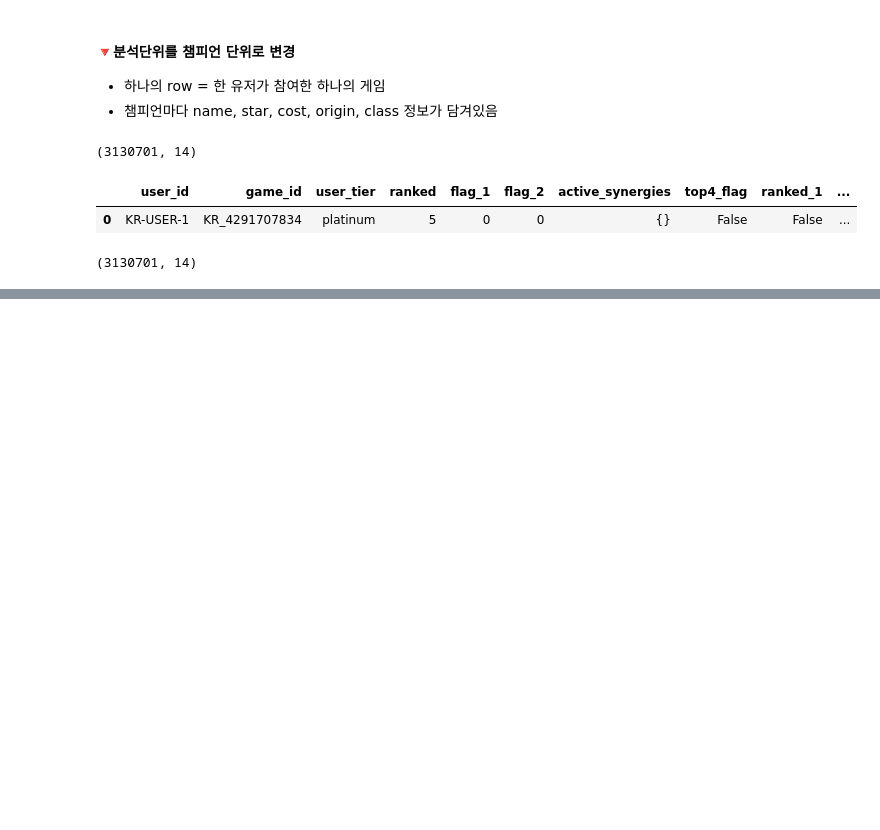
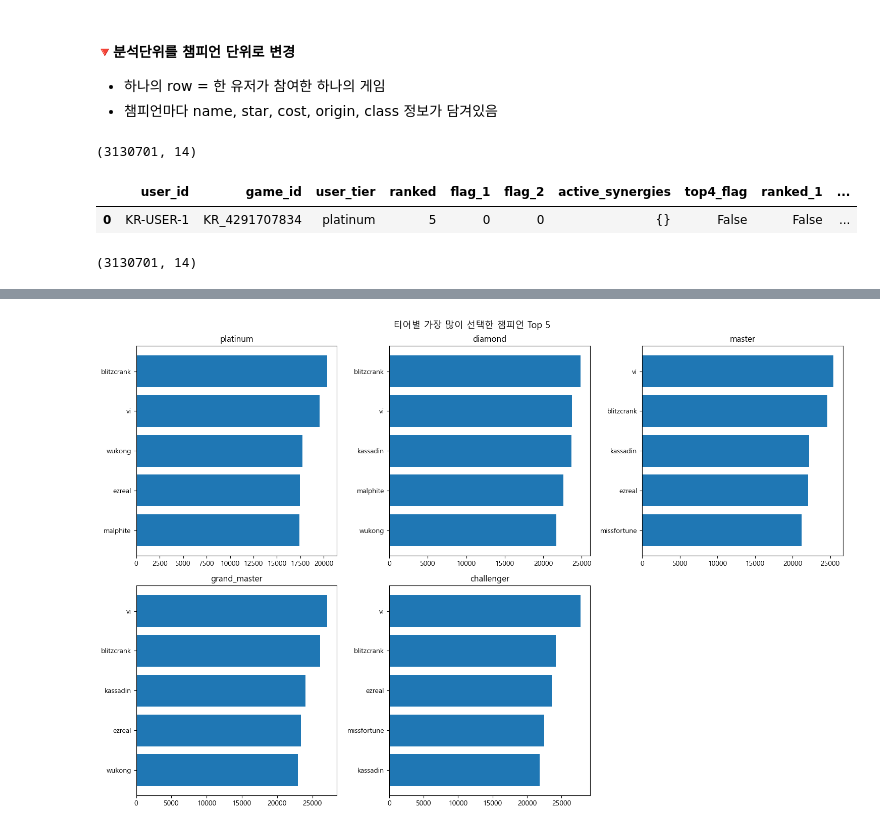
Before and after one commit to hanalo26/Third-project-sparta, a Jupyter notebook: works/Haeun_Baek/Data_Stats_practice_v2.ipynb, the cells around one changed output, grey strips where cells are left out. Drawn from its saved outputs; the diff is of its cells as text; code cells hidden in the pictures; blank space fills up the shorter version.

```diff
--- a/works/Haeun_Baek/Data_Stats_practice_v2.ipynb
+++ b/works/Haeun_Baek/Data_Stats_practice_v2.ipynb
@@ -114,0 +137,32 @@ print(df_champ_exploded.shape)
+# %%
+# 티어 순서 지정
+tier_order = ['platinum', 'diamond', 'master', 'grand_master', 'challenger']
+
+# 결과를 변수에 저장
+top5_champ_by_tier = (
+    df_champ_exploded
+    .groupby('user_tier')['name']
+    .value_counts()
+    .groupby('user_tier')
+    .head(5)
+    .reset_index()
+)
+
+# 막대그래프 시각화
+fig, axes = plt.subplots(2, 3, figsize=(15, 10))
+axes = axes.flatten()
+
+for ax, tier in zip(axes, tier_order):
+    group = top5_champ_by_tier[top5_champ_by_tier['user_tier'] == tier]
+    ax.barh(group['name'], group['count'])
+    ax.set_title(tier)
+    ax.invert_yaxis()  # 1위가 위로
+
+# 빈 subplot 제거
+axes[-1].set_visible(False)
+
+plt.suptitle('티어별 가장 많이 선택한 챔피언 Top 5', fontsize=13)
+plt.tight_layout()
+plt.show()
+# %% [output]
+[figure, added]
```
Also changed, not shown: parts of 17 cells of this notebook.
